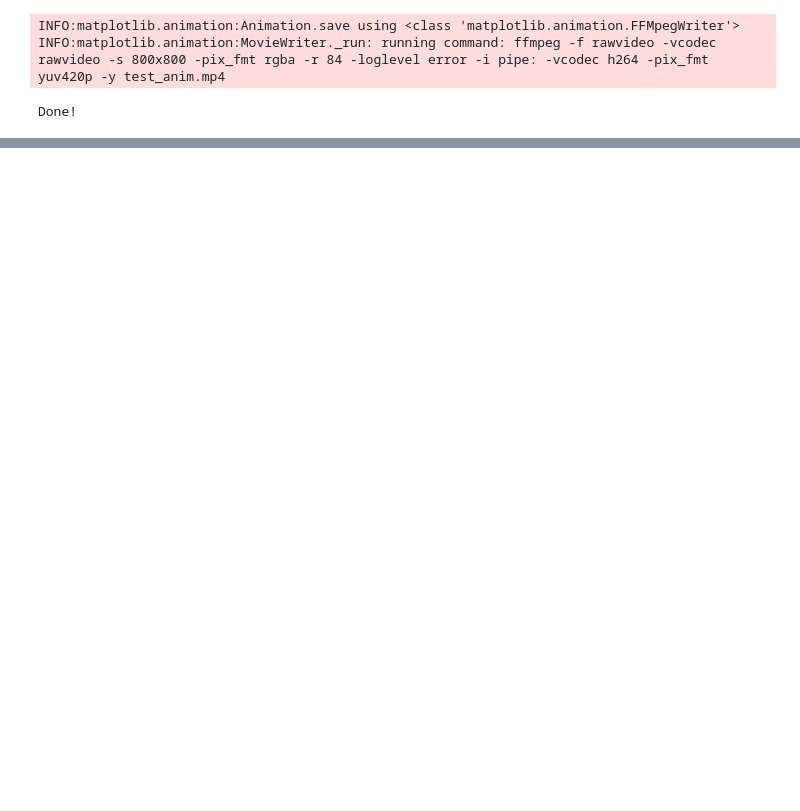
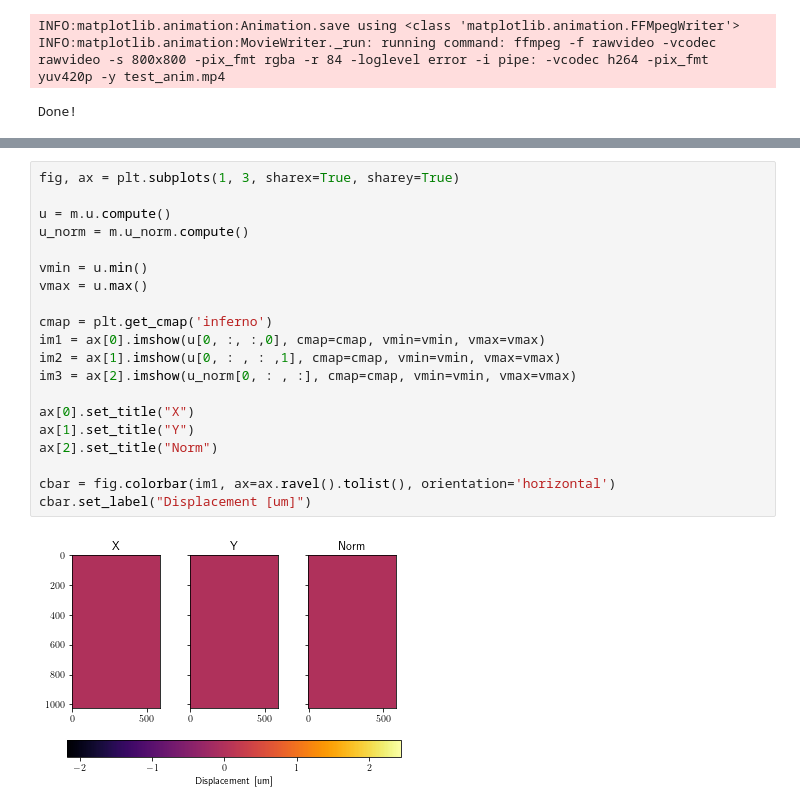
Before and after one commit to ComputationalPhysiology/mps_motion, a Jupyter notebook: demo/demo.ipynb, the cells around one changed output, grey strips where cells are left out. Saved outputs shown, nothing was run; the diff lists cells and outputs as text; blank space fills up the shorter version.

```diff
--- a/demo/demo.ipynb
+++ b/demo/demo.ipynb
@@ -138,0 +149,22 @@ Done!
+# %%
+fig, ax = plt.subplots(1, 3, sharex=True, sharey=True)
+
+u = m.u.compute()
+u_norm = m.u_norm.compute()
+
+vmin = u.min()
+vmax = u.max()
+
+cmap = plt.get_cmap('inferno')
+im1 = ax[0].imshow(u[0, :, :,0], cmap=cmap, vmin=vmin, vmax=vmax)
+im2 = ax[1].imshow(u[0, : , : ,1], cmap=cmap, vmin=vmin, vmax=vmax)
+im3 = ax[2].imshow(u_norm[0, : , :], cmap=cmap, vmin=vmin, vmax=vmax)
+
+ax[0].set_title("X")
+ax[1].set_title("Y")
+ax[2].set_title("Norm")
+
+cbar = fig.colorbar(im1, ax=ax.ravel().tolist(), orientation='horizontal')
+cbar.set_label("Displacement [um]")
+# %% [output]
+[figure, added]
```
Also changed, not shown: parts of 5 cells of this notebook.
